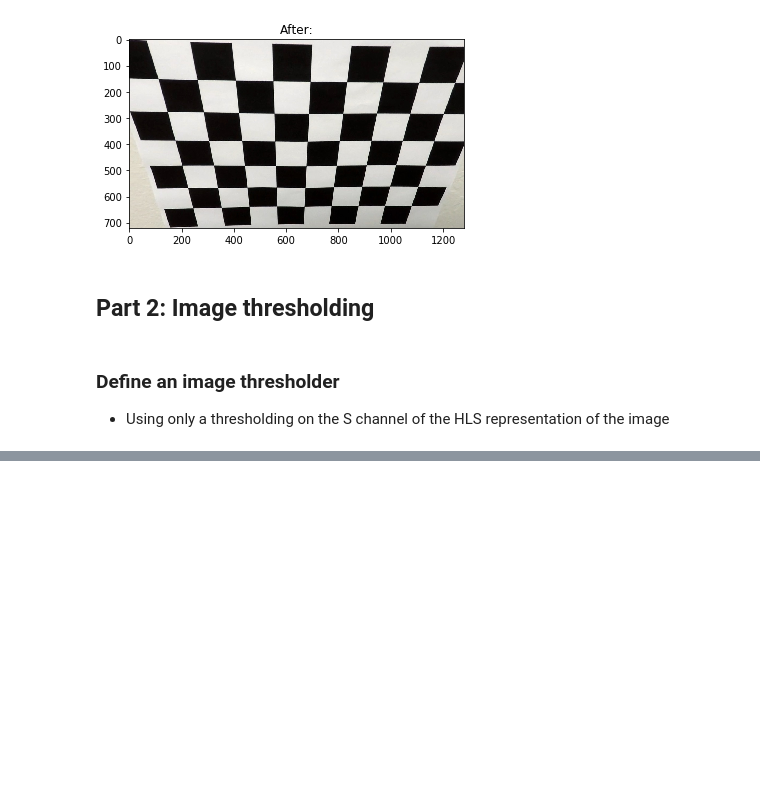
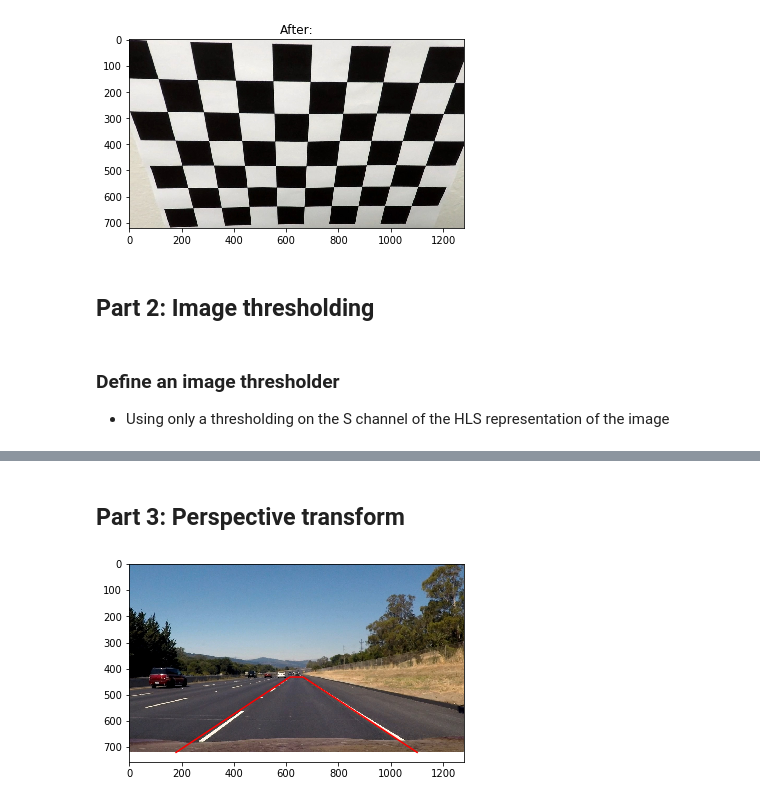
Before and after one commit to koulakis/CarND-Advanced-Lane-Lines, a Jupyter notebook: advanced_lane_lines.ipynb, the cells around one changed output, grey strips where cells are left out. Saved outputs shown, nothing was run; the diff lists cells and outputs as text; code cells hidden in the pictures; blank space fills up the shorter version.

```diff
--- a/advanced_lane_lines.ipynb
+++ b/advanced_lane_lines.ipynb
@@ -80,0 +81,19 @@ plt.show()
+# %% [markdown]
+## Part 3: Perspective transform
+# %%
+plt.imshow(test_images[3])
+img_height, img_width = test_images[3].shape[:2]
+
+x_low_offset = .14
+x_high_offset = .48
+
+source_points = np.array([
+    (x_low_offset * img_width, img_height),
+    (x_high_offset * img_width, .6 * img_height),
+    ((1 - x_high_offset) * img_width, .6 * img_height),
+    ((1 - x_low_offset) * img_width, img_height)], dtype='float32')
+
+plt.plot(*list(zip(*source_points)), color='red')
+plt.show()
+# %% [output]
+[figure, added]
```
Also changed, not shown: parts of 4 cells of this notebook.
